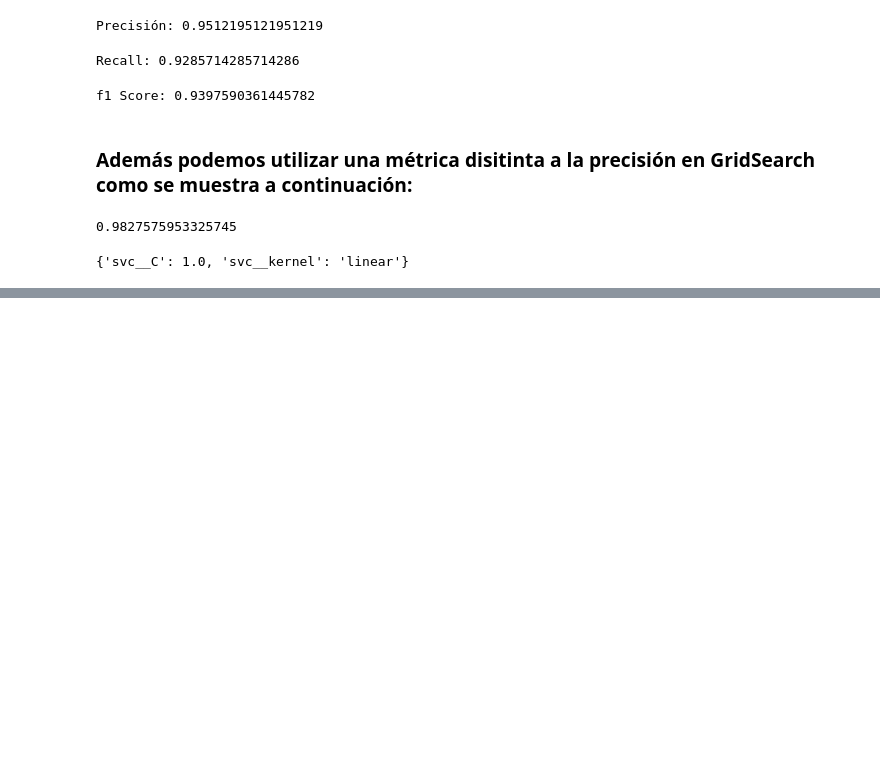
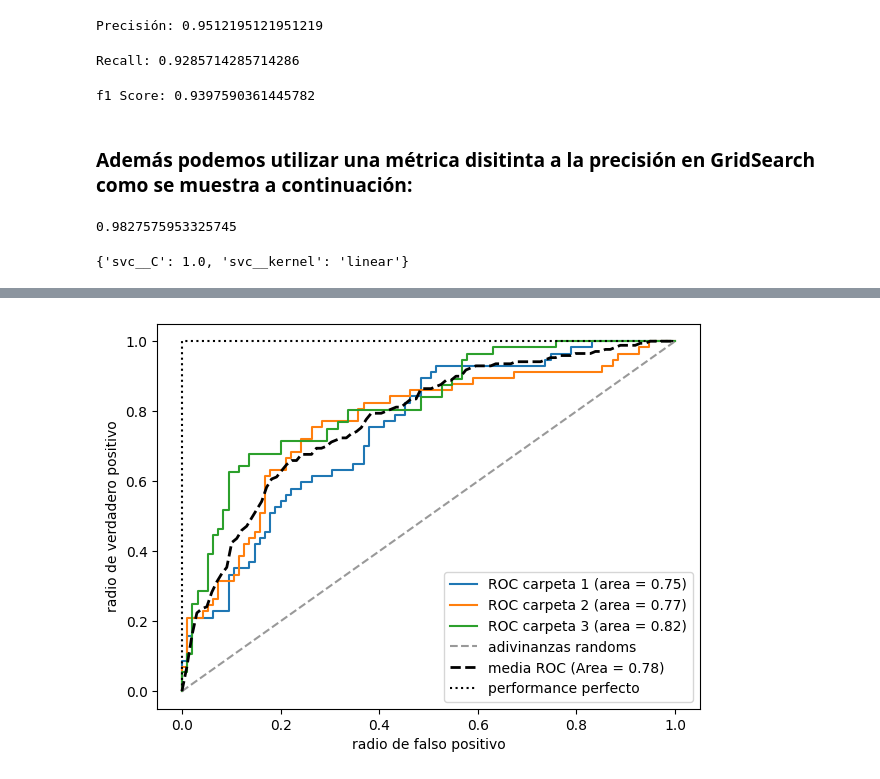
Before and after one commit to juancaalcaraz/practicaML, a Jupyter notebook: BuenasPracticas.ipynb, the cells around one changed output, grey strips where cells are left out. Saved outputs shown, nothing was run; the diff lists cells and outputs as text; code cells hidden in the pictures; blank space fills up the shorter version.

```diff
--- a/BuenasPracticas.ipynb
+++ b/BuenasPracticas.ipynb
@@ -282,0 +291,47 @@ print(gs.best_params_)
+# %%
+from sklearn.metrics import roc_curve, auc
+from scipy import interp
+from sklearn.model_selection import StratifiedKFold
+
+pipe_lr= make_pipeline(StandardScaler(),
+                       PCA(n_components=2),
+                       LogisticRegression(penalty='l2', random_state=43, C=100.0))
+X_train2 = X_train[:, [4, 14]]
+cv = list(StratifiedKFold(n_splits=3).split(X_train, y_train))
+fig = plt.figure(figsize=(7,5))
+mean_tpr = 0.0
+mean_fpr = np.linspace(0, 1, 100)
+all_tpr = []
+
+for i, (train, test) in enumerate(cv):
+  probas = pipe_lr.fit(X_train2[train], y_train[train]).predict_proba(X_train2[test])
+  fpr, tpr, threshold = roc_curve(y_train[test],
+                                  probas[:, 1],
+                                  pos_label=1)
+  mean_tpr += interp(mean_fpr, fpr, tpr)
+  mean_tpr[0]= 0.0
+  roc_auc = auc(fpr, tpr)
+  plt.plot(fpr, tpr,
+           label='ROC carpeta %d (area = %0.2f)' % (i+1, roc_auc))
+
+plt.plot([0, 1],
+         [0, 1],
+         linestyle='--',
+         color=(0.6, 0.6, 0.6),
+         label='adivinanzas randoms')
+mean_tpr /= len(cv)
+mean_tpr[-1]= 1.0
+mean_auc = auc(mean_fpr, mean_tpr)
+plt.plot(mean_fpr, mean_tpr, 'k--', label='media ROC (Area = %0.2f)'%mean_auc, lw=2)
+plt.plot([0,0,1],
+         [0,1,1],
+         linestyle=':',
+         color='black', label='performance perfecto')
+plt.xlim([-0.05, 1.05])
+plt.ylim([-0.05, 1.05])
+plt.xlabel('radio de falso positivo')
+plt.ylabel('radio de verdadero positivo')
+plt.legend(loc='lower right')
+plt.show()
+# %% [output]
+[figure, added]
```
Also changed, not shown: parts of 11 cells of this notebook.
